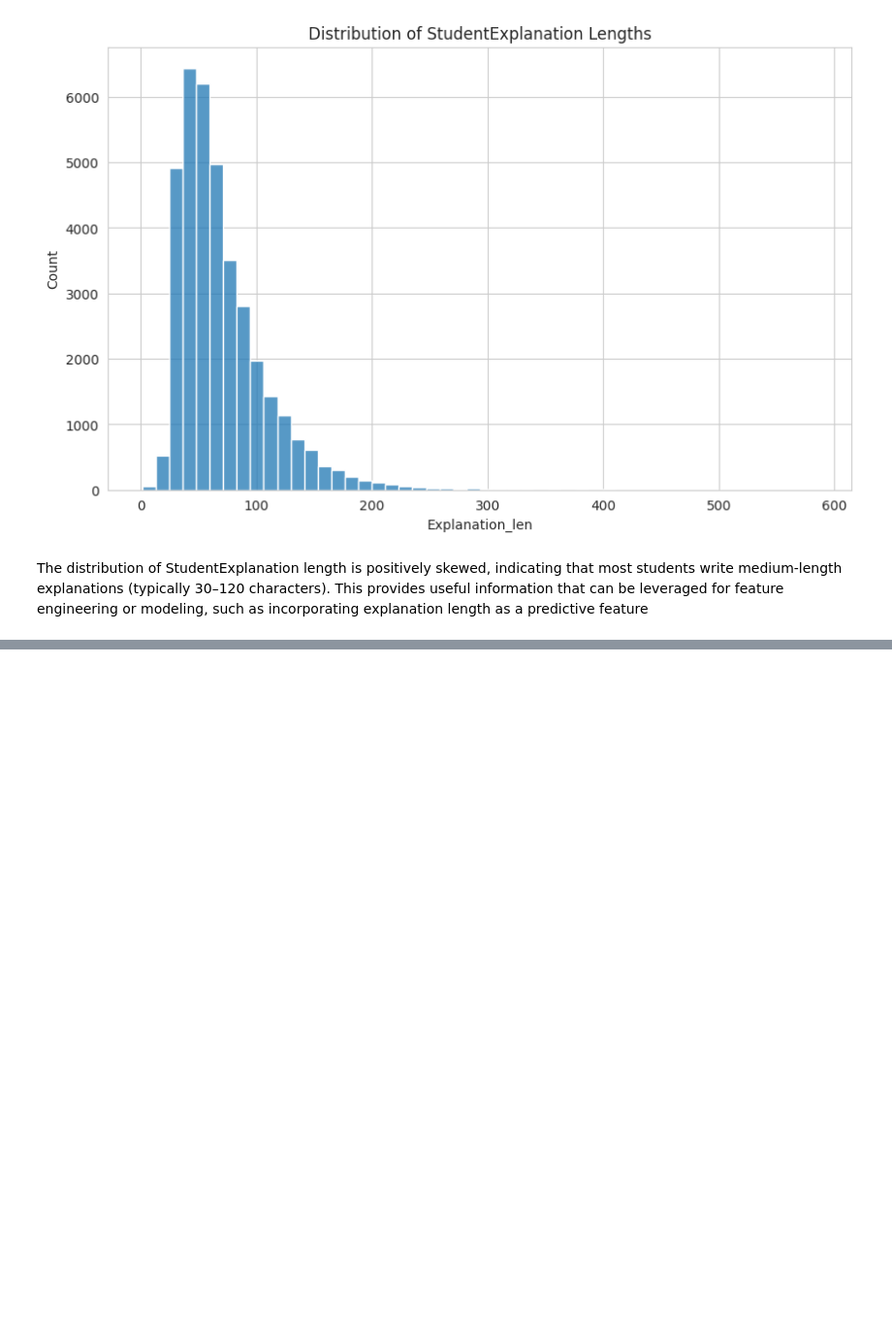
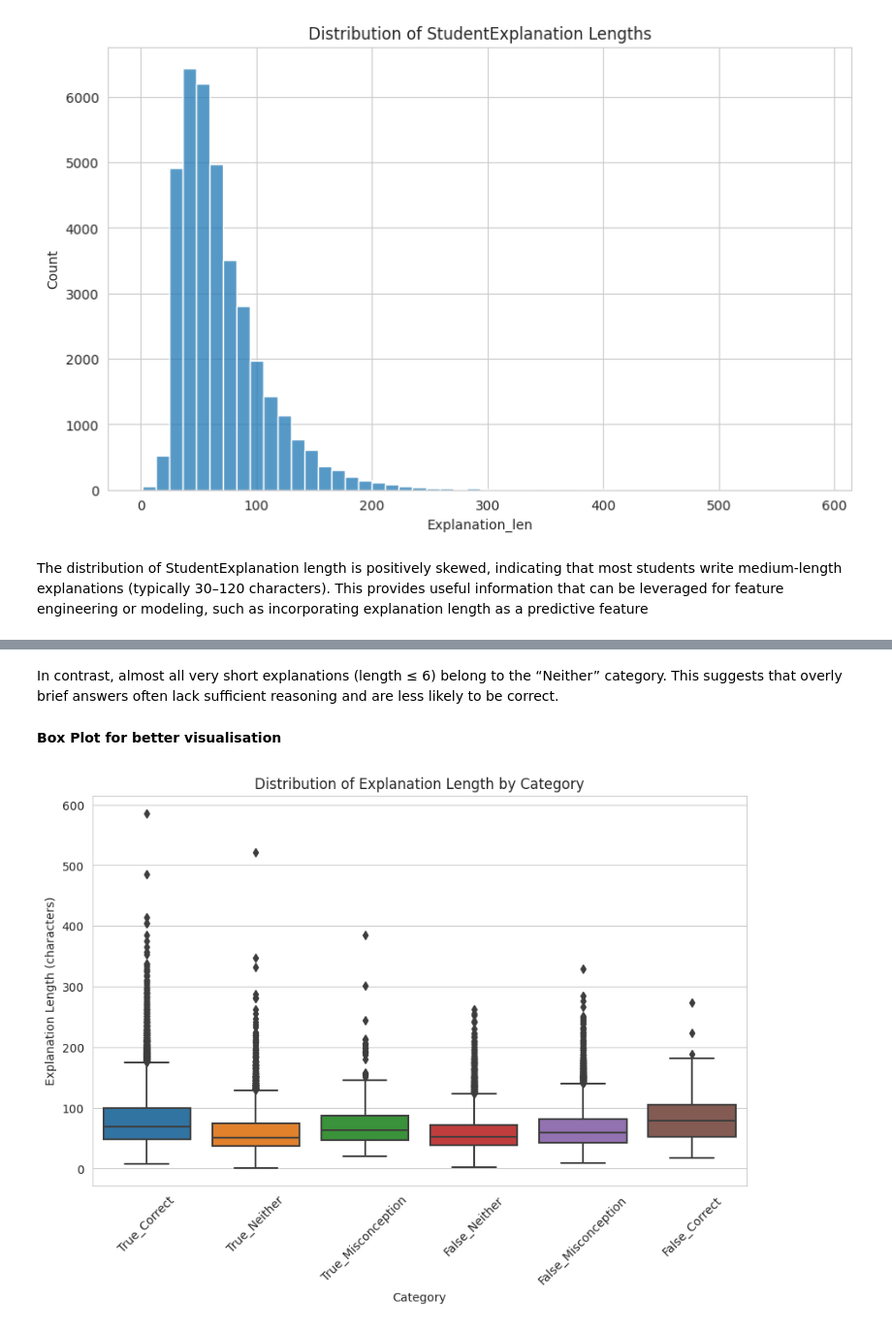
Before and after one commit to assil-barhoumi/Math_misconceptions_prediction, a Jupyter notebook: student-math-misunderstandings.ipynb, the cells around one changed output, grey strips where cells are left out. Shown at 97% size. Saved outputs shown, nothing was run; the diff lists cells and outputs as text; code cells hidden in the pictures; blank space fills up the shorter version.

Commit message:
EDA : analyze explanation length

```diff
--- a/student-math-misunderstandings.ipynb
+++ b/student-math-misunderstandings.ipynb
@@ -268,0 +274,5 @@ This provides useful information that can be leveraged for feature engineering o
+# %%
+train["Explanation_len"] = train["StudentExplanation"].apply(lambda x: len(str(x)))
+longest_explanations = train.sort_values(by="Explanation_len", ascending=False)
+
+longest_explanations[["StudentExplanation", "Explanation_len", "Category"]].head(10)
@@ -268,0 +317,15 @@ This provides useful information that can be leveraged for feature engineering o
+# %% [markdown]
+In contrast, almost all very short explanations (length ≤ 6) belong to the “Neither” category.
+This suggests that overly brief answers often lack sufficient reasoning and are less likely to be correct.
+# %% [markdown]
+**Box Plot for better visualisation**
+# %%
+plt.figure(figsize=(10,6))
+sns.boxplot(x="Category", y="Explanation_len", data=train)
+plt.title("Distribution of Explanation Length by Category")
+plt.ylabel("Explanation Length (characters)")
+plt.xlabel("Category")
+plt.xticks(rotation=45)
+plt.show()
+# %% [output]
+[figure, added]
```
Also changed, not shown: parts of 10 cells of this notebook.
